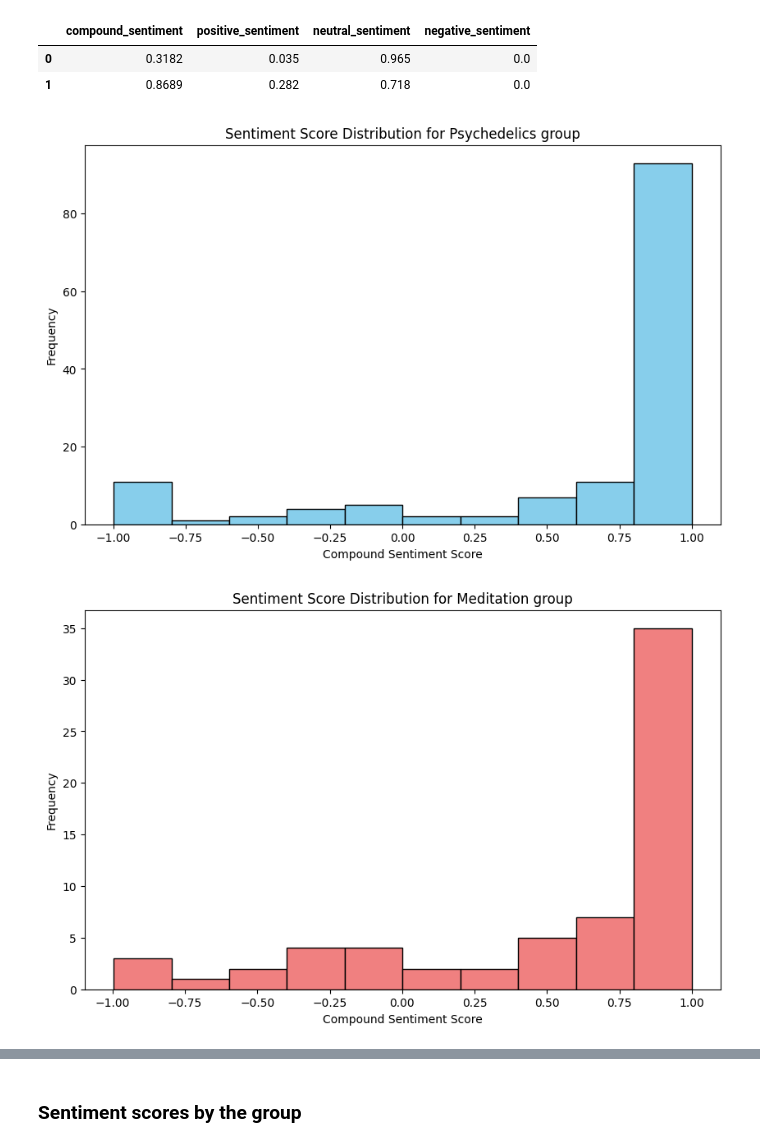
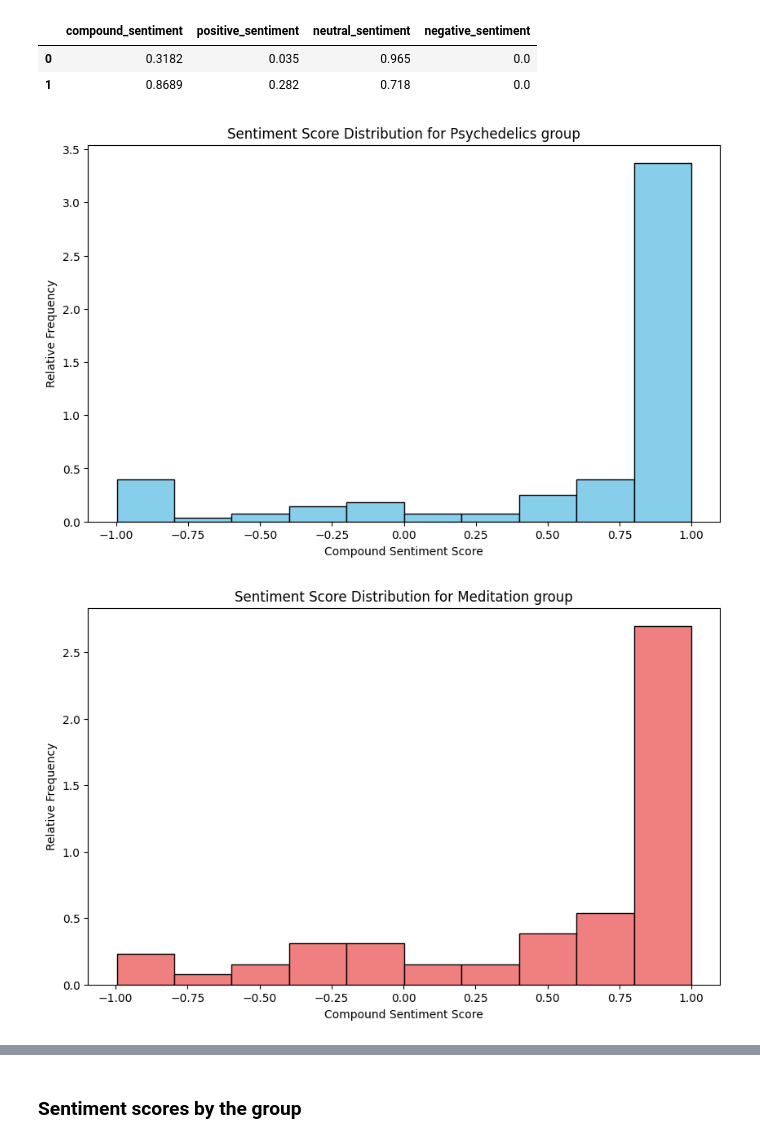
Before and after one commit to konstakm/psychedelics_vs_meditation_nlp, a Jupyter notebook: thesis analysis final.ipynb, the cells around one changed output, grey strips where cells are left out. Saved outputs shown, nothing was run; the diff lists cells and outputs as text; code cells hidden in the pictures.

```diff
--- a/thesis analysis final.ipynb
+++ b/thesis analysis final.ipynb
@@ -109,24 +378,11 @@ Number of answers in 'meditation' group: 65
 # %%
-# Replace gender values according to the instructions
-df['gender_1F_2M_3O'].replace({1: 'female', 2: 'male', 3: 'other'}, inplace=True)
+# Replace gender codes with actual values
+medi['gender_1F_2M_3O'].replace({1: 'female', 2: 'male', 3: 'other'}, inplace=True)
 
-gender_distribution = df['gender_1F_2M_3O'].value_counts()
-gender_distribution_percentage = round(df['gender_1F_2M_3O'].value_counts(normalize=True) * 100, 2)
+gender_distribution = medi['gender_1F_2M_3O'].value_counts()
+gender_distribution_percentage = round(medi['gender_1F_2M_3O'].value_counts(normalize=True) * 100, 2)
 print("Gender distribution:\n", gender_distribution)
 print("\nGender distribution (in percentage):\n", gender_distribution_percentage)
-
-mean_age = round(df['age'].mean(), 2)
-std_age = round(df['age'].std(), 2)
-print(f"Mean age: {mean_age} (std: {std_age})")
-
-mean_income = round(df['income_level'].mean(), 2)
-std_income = round(df['income_level'].std(), 2)
-print(f"Mean income level: {mean_income} (std: {std_income})")
-
-
-mean_education_level = round(df['education_level'].mean(), 2)
-std_education_level = round(df['education_level'].std(), 2)
-print(f"Mean education level: {mean_education_level} (std: {std_education_level})")
 # %% [output]
 Gender distribution:
  gender_1F_2M_3O
@@ -181,0 +404,16 @@ Name: proportion, dtype: float64
+# %%
+medi_columns = ['exp_medit_silent', 'exp_medit_voice', 'exp_medit_breath', 'exp_medit_body', 'exp_medit_mindfulness']
+total_rows = len(medi)
+
+for column in medi_columns:
+    count = medi[column].sum()
+    percentage = (count / total_rows) * 100
+    print(f"{column}: Count = {count}, Percentage = {percentage:.2f}%")
+
+
+# Calculate statistics for 'exp_other_medit' where it's not null
+exp_other_medit_filtered = medi[medi['exp_other_medit'].notnull()]
+other_count = len(exp_other_medit_filtered)
+other_percentage = other_count / total_rows * 100
+
+print(f"Other: Count = {other_count}, Percentage = {other_percentage:.2f}%")
@@ -1064,27 +1509,27 @@ medi[['compound_sentiment', 'positive_sentiment', 'neutral_sentiment', 'negative
 # %%
 # Creating a sentiment histogram for Psychedelics group
 plt.figure(figsize=(10,6))
-plt.hist(psyke['compound_sentiment'], bins=10, color='skyblue', edgecolor='black')
+plt.hist(psyke['compound_sentiment'], bins=10, color='skyblue', edgecolor='black', density=True)
 
 # Add labels and a title
 plt.xlabel('Compound Sentiment Score')
-plt.ylabel('Frequency')
+plt.ylabel('Relative Frequency')
 plt.title('Sentiment Score Distribution for Psychedelics group')
 
 # Show the plot
 plt.show()
 
 # Creating a sentiment histogram for Meditation group
 plt.figure(figsize=(10,6))
-plt.hist(medi['compound_sentiment'], bins=10, color='lightcoral', edgecolor='black')
+plt.hist(medi['compound_sentiment'], bins=10, color='lightcoral', edgecolor='black', density=True)
 
 # Add labels and a title
 plt.xlabel('Compound Sentiment Score')
-plt.ylabel('Frequency')
+plt.ylabel('Relative Frequency')
 plt.title('Sentiment Score Distribution for Meditation group')
 
 # Show the plot
 plt.show()
 # %% [output]
-[figure, old version]
+[figure, new version]
-[figure, old version]
+[figure, new version]
```
Also changed, not shown: parts of 78 cells of this notebook, 2 other files.
